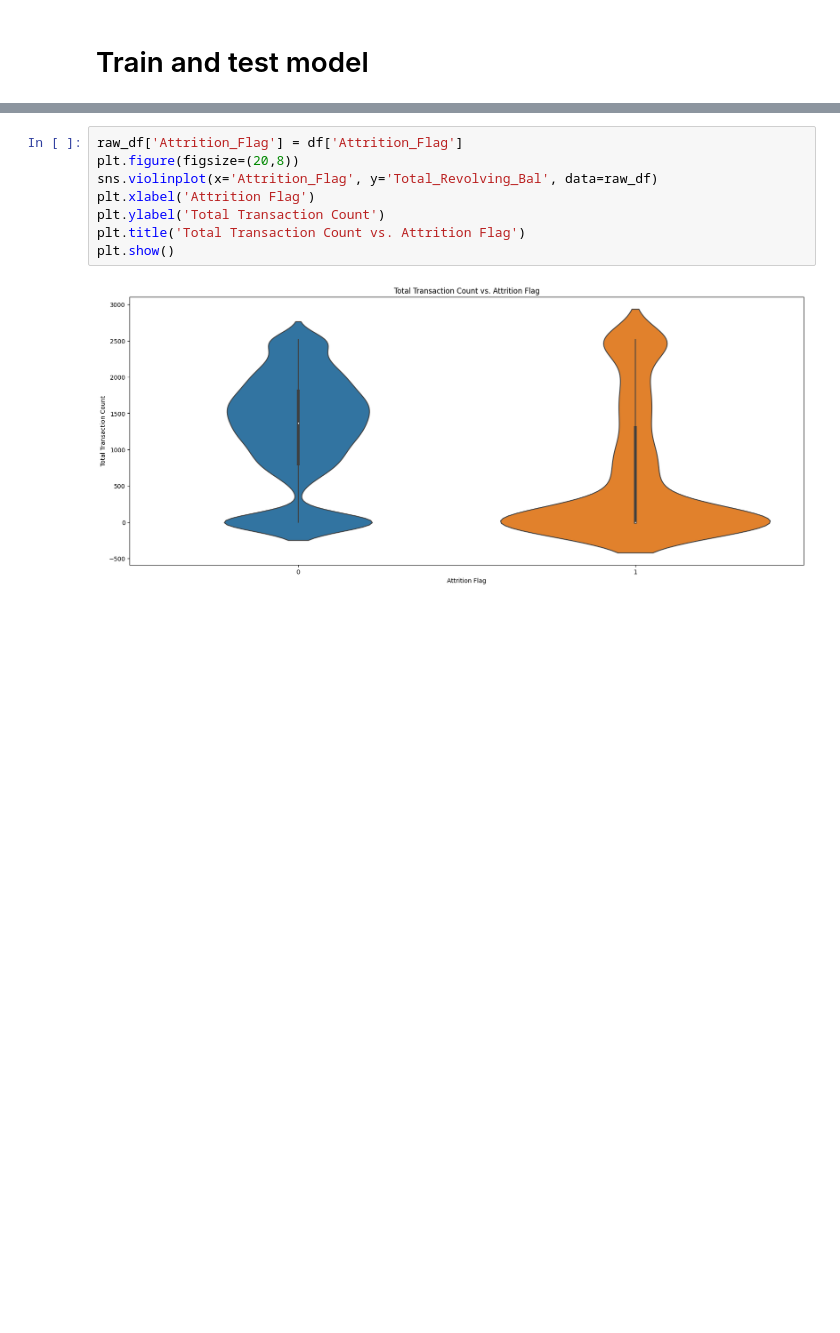
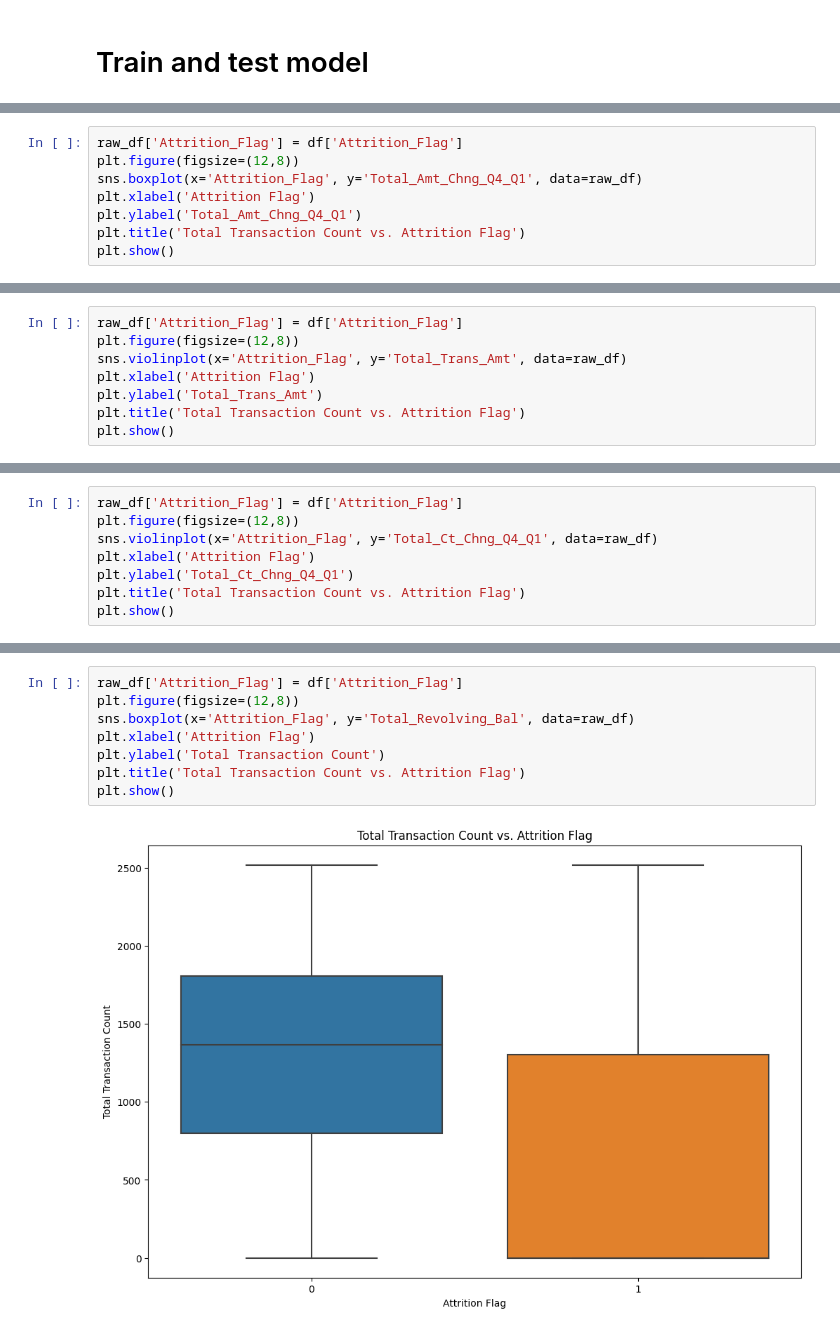
Before and after one commit to CaoThanhNg03/Customer-Churn-Predict, a Jupyter notebook: demo.ipynb, the cells around one changed output, grey strips where cells are left out. Saved outputs shown, nothing was run; the diff lists cells and outputs as text; blank space fills up the shorter version.

```diff
--- a/demo.ipynb
+++ b/demo.ipynb
@@ -182,0 +181,8 @@ plt.show()
+# %%
+raw_df['Attrition_Flag'] = df['Attrition_Flag']
+plt.figure(figsize=(12,8))
+sns.boxplot(x='Attrition_Flag', y='Total_Amt_Chng_Q4_Q1', data=raw_df)
+plt.xlabel('Attrition Flag')
+plt.ylabel('Total_Amt_Chng_Q4_Q1')
+plt.title('Total Transaction Count vs. Attrition Flag')
+plt.show()
@@ -182,0 +191,8 @@ plt.show()
+# %%
+raw_df['Attrition_Flag'] = df['Attrition_Flag']
+plt.figure(figsize=(12,8))
+sns.violinplot(x='Attrition_Flag', y='Total_Trans_Amt', data=raw_df)
+plt.xlabel('Attrition Flag')
+plt.ylabel('Total_Trans_Amt')
+plt.title('Total Transaction Count vs. Attrition Flag')
+plt.show()
@@ -182,0 +201,8 @@ plt.show()
+# %%
+raw_df['Attrition_Flag'] = df['Attrition_Flag']
+plt.figure(figsize=(12,8))
+sns.violinplot(x='Attrition_Flag', y='Total_Ct_Chng_Q4_Q1', data=raw_df)
+plt.xlabel('Attrition Flag')
+plt.ylabel('Total_Ct_Chng_Q4_Q1')
+plt.title('Total Transaction Count vs. Attrition Flag')
+plt.show()
@@ -183,13 +211,13 @@ plt.show()
 # %%
 raw_df['Attrition_Flag'] = df['Attrition_Flag']
-plt.figure(figsize=(20,8))
-sns.violinplot(x='Attrition_Flag', y='Total_Revolving_Bal', data=raw_df)
+plt.figure(figsize=(12,8))
+sns.boxplot(x='Attrition_Flag', y='Total_Revolving_Bal', data=raw_df)
 plt.xlabel('Attrition Flag')
 plt.ylabel('Total Transaction Count')
 plt.title('Total Transaction Count vs. Attrition Flag')
 plt.show()
 # %% [output]
-[figure, old version]
+[figure, new version]
 # %%
 plt.figure(figsize=(10, 6))
 sns.countplot(x="Contacts_Count_12_mon", hue="Attrition_Flag", data=raw_df)
```
Also changed, not shown: parts of 11 cells of this notebook, 2 other files.
